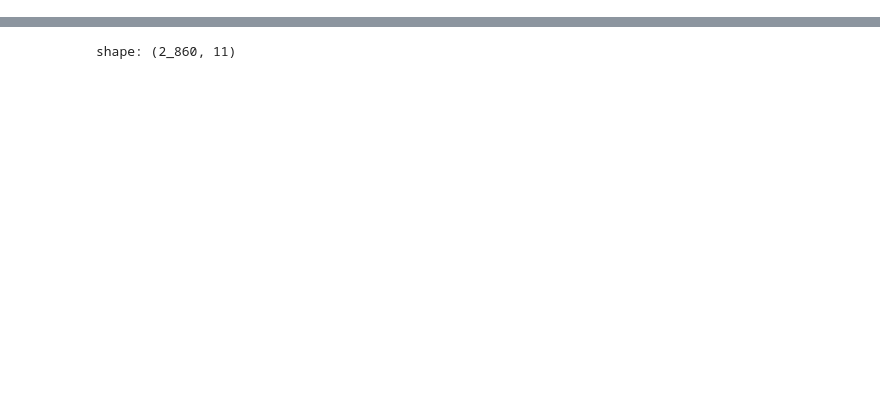
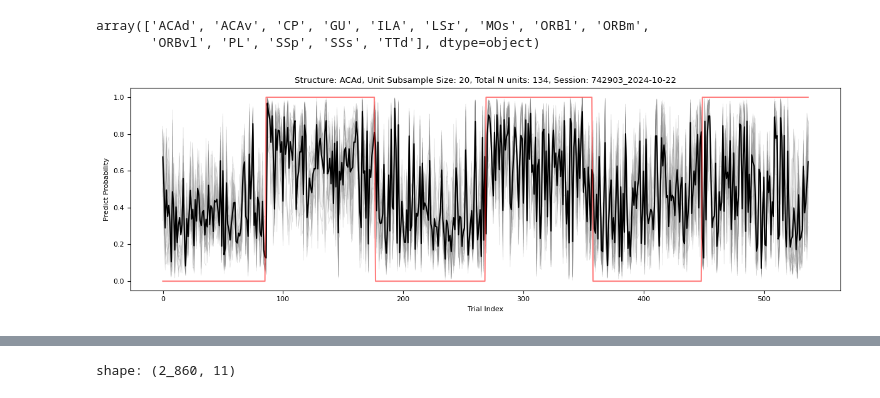
Before and after one commit to AllenInstitute/dynamic_routing_analysis, a Jupyter notebook: notebooks/plot_new_trialwise_decoder_results.ipynb, the cells around one changed output, grey strips where cells are left out. Cells and saved outputs as stored; diff of their text form; code cells hidden in the pictures; blank space fills up the shorter version.

```diff
--- a/notebooks/plot_new_trialwise_decoder_results.ipynb
+++ b/notebooks/plot_new_trialwise_decoder_results.ipynb
@@ -28,8 +28,24 @@ fm.FontProperties().set_family('arial')
 # results_path = "s3://aind-scratch-data/dynamic-routing/decoding/results/time_mod_keep_units_consistent_0/" # 20 units; all sessions
 # session_table_path=r"\\allen\programs\mindscope\workgroups\dynamicrouting\Ethan\CO decoding results\session_table_v0.268.csv"
 
-results_path = r"s3://aind-scratch-data/dynamic-routing/decoding/results/decode_context_w_shifts_min_10_units_500ms_0/" #10 units; all sessions
+# results_path = r"s3://aind-scratch-data/dynamic-routing/decoding/results/decode_context_w_shifts_min_10_units_500ms_0/" #10 units; all sessions
 session_table_path=r"\\allen\programs\mindscope\workgroups\dynamicrouting\Ethan\CO decoding results\session_table_v0.272.csv"
+
+# results_path = r"s3://aind-scratch-data/dynamic-routing/decoding/results/test_blockwise_crossval_20251215_182620/" # 1 repeat, all units
+
+# results_path = r"s3://aind-scratch-data/dynamic-routing/decoding/results/test_blockwise_crossval_w_repeats_and_linear_shift_20251215_214910/" #blockwise crossval with repeats and linear shift (example)
+# results_path = r"s3://aind-scratch-data/dynamic-routing/decoding/results/test_5fold_crossval_w_repeats_and_linear_shift_20251215_220056/" #5fold crossval with repeats and linear shift (example)
+
+# results_path = r"s3://aind-scratch-data/dynamic-routing/decoding/results/test_blockwise_crossval_w_repeats_and_linear_shift_0/"
+
+# results_path = r"s3://aind-scratch-data/dynamic-routing/decoding/results/test_blockwise_crossval_w_repeats_and_linear_shift_20251216_231119/" #single templeton experiment, saved labels
+# results_path = r"s3://aind-scratch-data/dynamic-routing/decoding/results/test_5fold_crossval_w_repeats_and_linear_shift_20251216_233541/" #same single templeton experiment, 5fold
+# results_path = r"s3://aind-scratch-data/dynamic-routing/decoding/results/test_blockwise_crossval_w_repeats_and_linear_shift_strict_unit_drift_0/" #strict drift criterion, all sessions
+
+# results_path = r"s3://aind-scratch-data/dynamic-routing/decoding/results/test_5fold_crossval_w_repeats_and_linear_shift_strict_drift_20251217_163538/" #actually blockwise, templeton
+# results_path = r"s3://aind-scratch-data/dynamic-routing/decoding/results/test_5fold_crossval_w_repeats_and_linear_shift_strict_drift_20251217_170836/" #5fold, templeton
+results_path = r"s3://aind-scratch-data/dynamic-routing/decoding/results/test_blockwise_crossval_w_repeats_and_linear_shift_strict_drift_20_units_0/"
+
 
 session_table=pl.read_csv(session_table_path)
 
@@ -78,6 +96,7 @@ grouping_cols = {
     'electrode_group_names',
     'unit_subsample_size',
     'unit_criteria',
+    'labels',
 }
 
 #toggle combine_multi_probe_rec
@@ -117,7 +138,8 @@ predict_proba_with_repeats_single_session = (
         how='inner',
     )
     .with_columns(
-        pl.int_ranges(0, pl.col('predict_proba').list.len()).alias('trial_index')
+        # pl.int_ranges(0, pl.col('predict_proba').list.len()).alias('trial_index')
+        pl.col('trial_indices').alias('trial_index')
     )
     .drop('shift_idx', 'is_all_trials', 'electrode_group_names', 'unit_criteria', 'is_sole_recording')
     .explode('predict_proba', 'trial_index')
@@ -127,15 +149,15 @@ predict_proba_with_repeats_single_session = (
             .with_columns(
                 pl.col('session_id').str.split('_').list.slice(0, 2).list.join('_'),
             )
-            .select('session_id', 'trial_index', 'is_vis_context', 'stim_name', 'is_response', 'trial_index_in_block', 'block_index')
+            .select('session_id', 'trial_index', 'is_vis_rewarded', 'stim_name', 'is_response', 'trial_index_in_block', 'block_index')
         ),
         on=['session_id','trial_index'],
         how='inner',
     )
-    .group_by('session_id', 'structure', 'unit_subsample_size', 'repeat_idx', 'bin_center', 'unit_ids')
+    .group_by('session_id', 'structure', 'unit_subsample_size', 'repeat_idx', 'bin_center', 'unit_ids', 'labels')
     .agg(
         pl.col('balanced_accuracy_test', 'total_n_units').first(),
-        pl.col('predict_proba', 'trial_index', 'is_vis_context', 'stim_name', 'is_response', 'trial_index_in_block', 'block_index'),
+        pl.col('predict_proba', 'trial_index', 'is_vis_rewarded', 'stim_name', 'is_response', 'trial_index_in_block', 'block_index'),
     )
     .sort('session_id','structure', 'unit_subsample_size', 'repeat_idx', 'bin_center')
     # .group_by('session_id','structure')
@@ -152,23 +186,29 @@ predict_proba_with_repeats_single_session
 predict_proba_single_session_pd=predict_proba_with_repeats_single_session.to_pandas()
 # %%
 predict_proba_single_session_pd['structure'].unique()
+# %% [output]
+array(['ACAd', 'ACAv', 'CP', 'GU', 'ILA', 'LSr', 'MOs', 'ORBl', 'ORBm',
+       'ORBvl', 'PL', 'SSp', 'SSs', 'TTd'], dtype=object)
 # %%
 # show individual repeats, averages over repeats, etc.
 sel_bin_center=-0.25
-sel_structure='ORBl'
+sel_structure='ACAd'
 sel_unit_subsample=20
 if sel_unit_subsample is None or sel_unit_subsample == 'all':
     structure_predict_proba=predict_proba_single_session_pd.query('structure==@sel_structure and unit_subsample_size.isna() and bin_center==@sel_bin_center')
 else:
     structure_predict_proba=predict_proba_single_session_pd.query('structure==@sel_structure and unit_subsample_size==@sel_unit_subsample and bin_center==@sel_bin_center')
 
 trial_index=structure_predict_proba['trial_index'].iloc[0]
 total_n_units=structure_predict_proba['total_n_units'].iloc[0]
 
 fig,ax=plt.subplots(figsize=(12,4))
 ax.plot(trial_index, np.vstack(structure_predict_proba['predict_proba'].values).T, color='grey', alpha=0.25, linewidth=0.5)
 ax.plot(trial_index, np.mean(np.vstack(structure_predict_proba['predict_proba'].values),0), color='black')
+ax.plot(trial_index, structure_predict_proba['labels'].values[0], color='red', alpha=0.5, label='true label')
 ax.set_xlabel('Trial Index')
 ax.set_ylabel('Predict Probability')
 ax.set_title(f'Structure: {sel_structure}, Unit Subsample Size: {sel_unit_subsample}, Total N units: {total_n_units}, Session: {sel_session}')
 fig.tight_layout()
+# %% [output]
+[figure, added]
```
Also changed, not shown: parts of 10 cells of this notebook, 4 other files.
